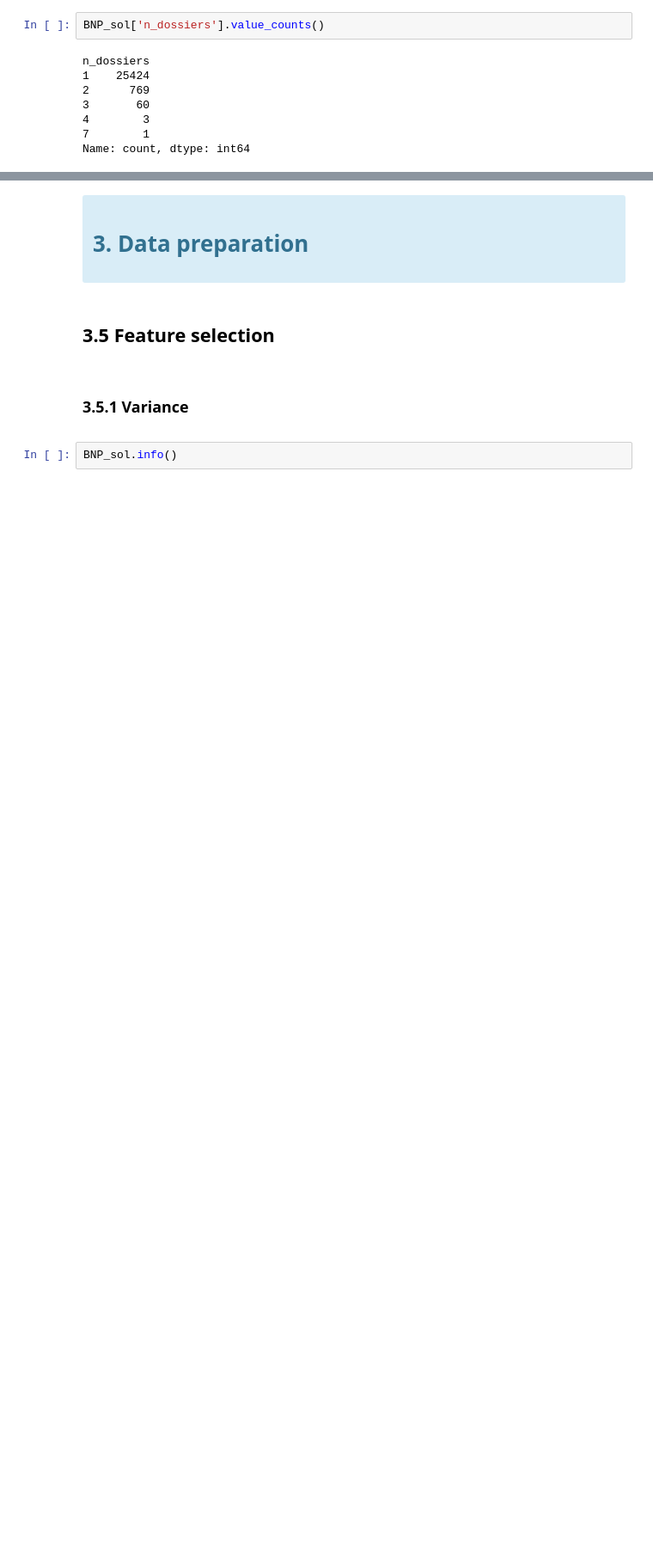
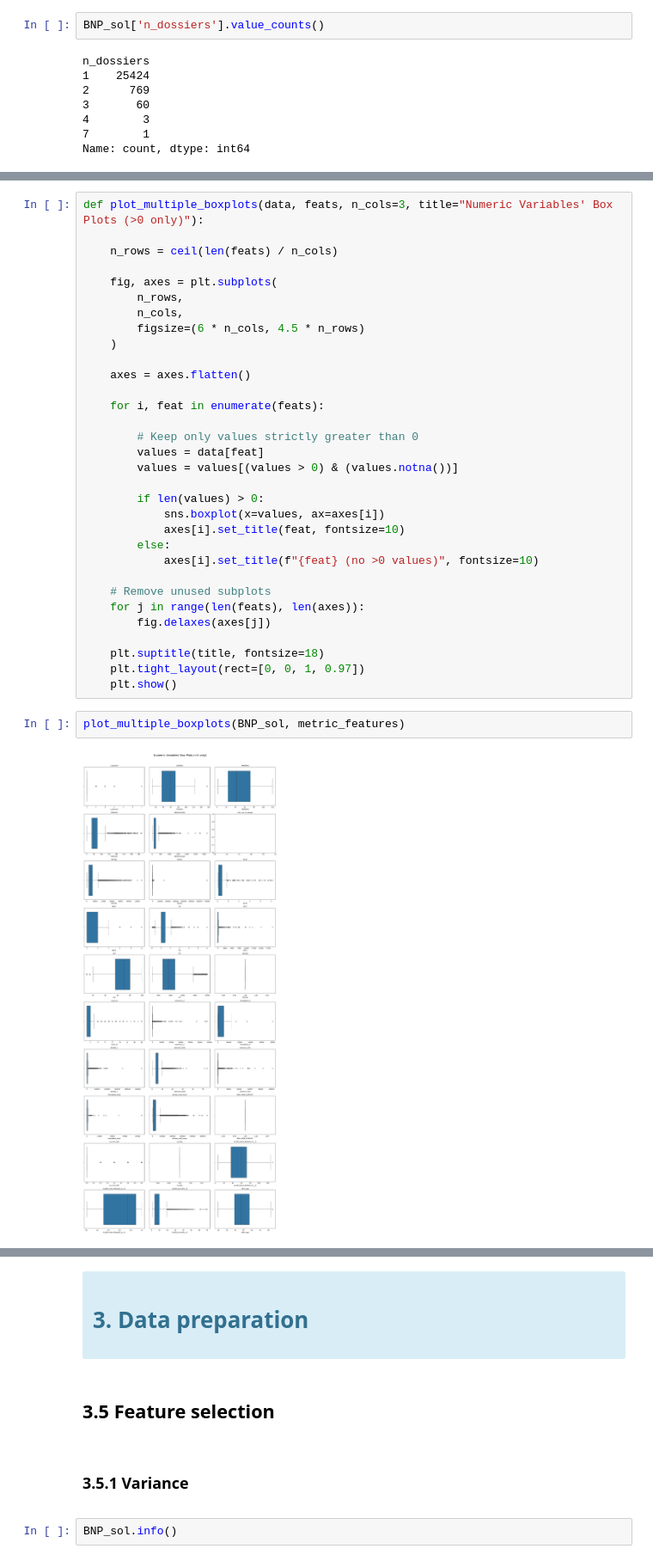
Before and after one commit to Alanog10/BNP-Paribas, a Jupyter notebook: Clustering.ipynb, the cells around one changed output, grey strips where cells are left out. Shown at 86% size. Saved outputs shown, nothing was run; the diff lists cells and outputs as text; blank space fills up the shorter version.

```diff
--- a/Clustering.ipynb
+++ b/Clustering.ipynb
@@ -646,0 +614,36 @@ for f in range(n_figs):
+# %%
+def plot_multiple_boxplots(data, feats, n_cols=3, title="Numeric Variables' Box Plots (>0 only)"):
+
+    n_rows = ceil(len(feats) / n_cols)
+
+    fig, axes = plt.subplots(
+        n_rows,
+        n_cols,
+        figsize=(6 * n_cols, 4.5 * n_rows)
+    )
+
+    axes = axes.flatten()
+
+    for i, feat in enumerate(feats):
+
+        # Keep only values strictly greater than 0
+        values = data[feat]
+        values = values[(values > 0) & (values.notna())]
+
+        if len(values) > 0:
+            sns.boxplot(x=values, ax=axes[i])
+            axes[i].set_title(feat, fontsize=10)
+        else:
+            axes[i].set_title(f"{feat} (no >0 values)", fontsize=10)
+
+    # Remove unused subplots
+    for j in range(len(feats), len(axes)):
+        fig.delaxes(axes[j])
+
+    plt.suptitle(title, fontsize=18)
+    plt.tight_layout(rect=[0, 0, 1, 0.97])
+    plt.show()
+# %%
+plot_multiple_boxplots(BNP_sol, metric_features)
+# %% [output]
+[figure, added]
```
Also changed, not shown: parts of 22 cells of this notebook.
